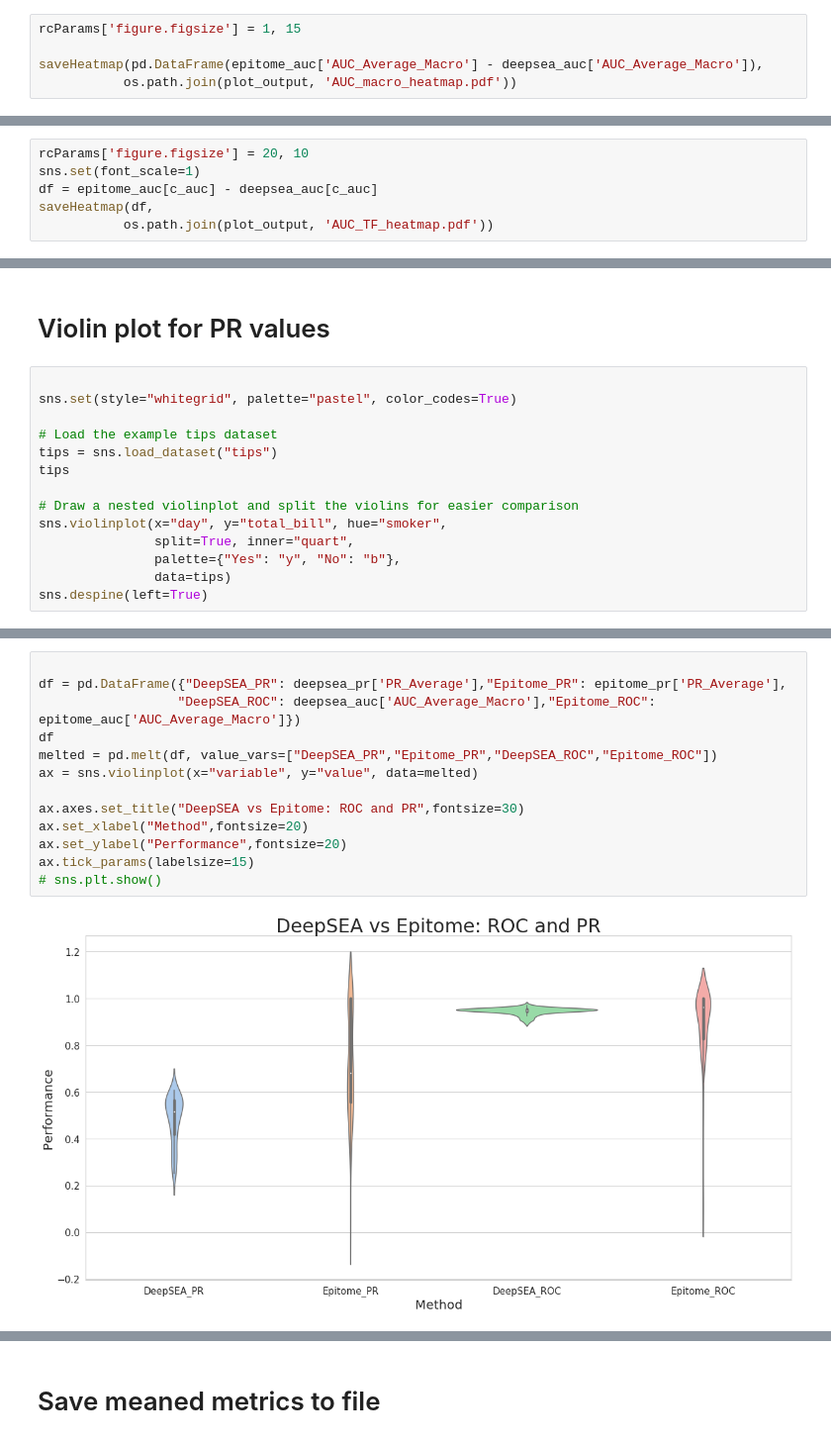
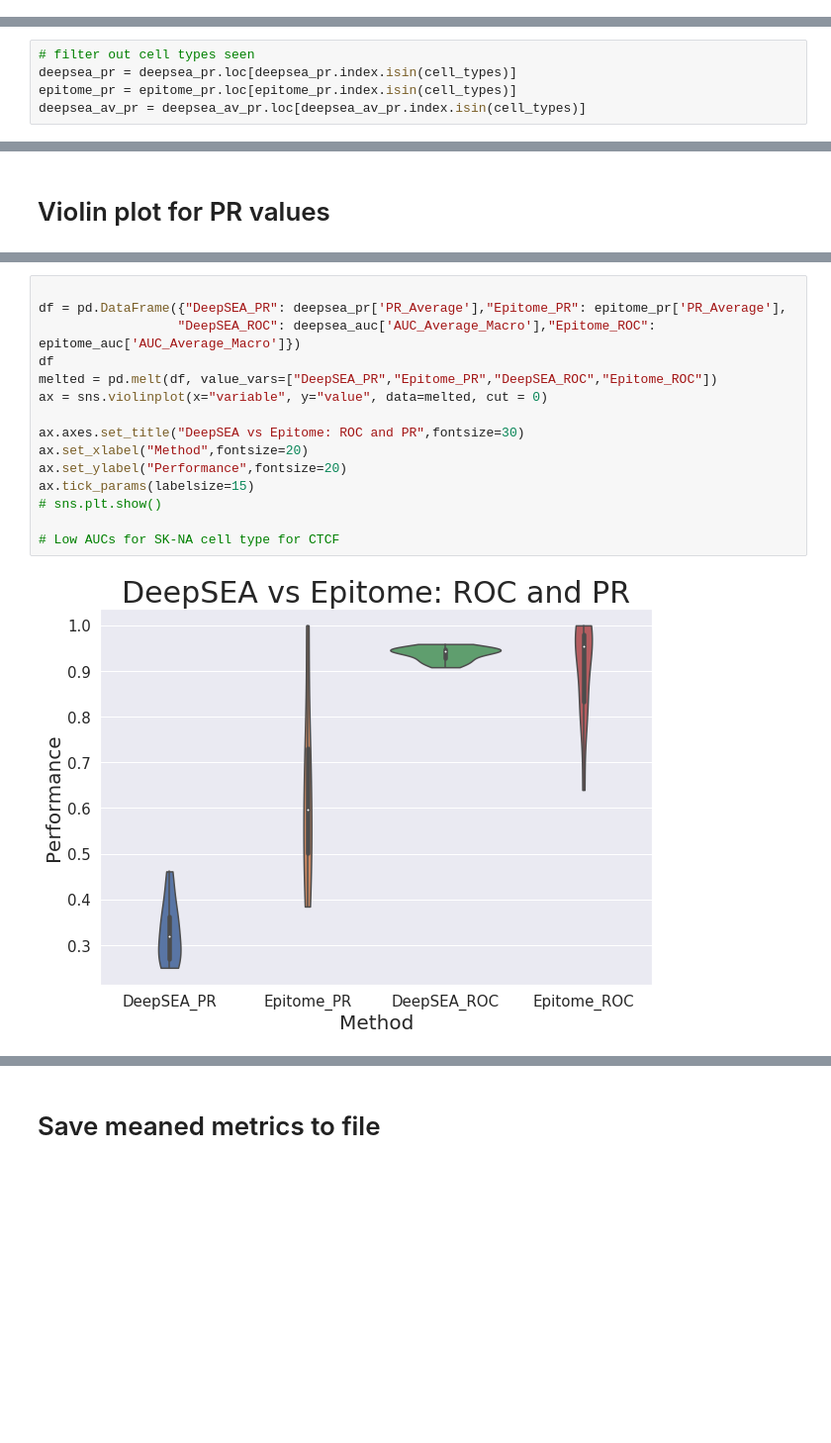
Before and after one commit to YosefLab/epitome, a Jupyter notebook: dnase/Metrics/Compare_Methods.ipynb, the cells around one changed output, grey strips where cells are left out. Shown: that part at 99% size. Saved outputs shown, nothing was run; the diff lists cells and outputs as text; blank space fills up the shorter version.

```diff
--- a/dnase/Metrics/Compare_Methods.ipynb
+++ b/dnase/Metrics/Compare_Methods.ipynb
@@ -75,5 +96,0 @@ c_auc = intersection(c1,c2)
-# %%
-rcParams['figure.figsize'] = 1, 15
-
-saveHeatmap(pd.DataFrame(epitome_auc['AUC_Average_Macro'] - deepsea_auc['AUC_Average_Macro']),
-           os.path.join(plot_output, 'AUC_macro_heatmap.pdf'))
@@ -82,6 +96,0 @@ saveHeatmap(pd.DataFrame(epitome_auc['AUC_Average_Macro'] - deepsea_auc['AUC_Ave
-# %%
-rcParams['figure.figsize'] = 20, 10
-sns.set(font_scale=1)
-df = epitome_auc[c_auc] - deepsea_auc[c_auc]
-saveHeatmap(df,
-           os.path.join(plot_output, 'AUC_TF_heatmap.pdf'))
@@ -99,6 +106,11 @@ epitome_pr = pd.read_csv(os.path.join(epitome_output, "Epitome_PR.csv"), sep="\t
 epitome_pr.set_index('CellType', inplace=True)
 deepsea_pr.set_index('CellType', inplace=True)
 deepsea_av_pr.set_index('CellType', inplace=True)
+# %%
+# filter out cell types seen
+deepsea_pr = deepsea_pr.loc[deepsea_pr.index.isin(cell_types)]
+epitome_pr = epitome_pr.loc[epitome_pr.index.isin(cell_types)]
+deepsea_av_pr = deepsea_av_pr.loc[deepsea_av_pr.index.isin(cell_types)]
 # %% [markdown]
 ## Make heatmap
 # %%
@@ -119,17 +131,3 @@ c2.remove('PR_Average')
 c_pr = intersection(c1,c2)
 # %% [markdown]
 # Violin plot for PR values
-# %%
-
-sns.set(style="whitegrid", palette="pastel", color_codes=True)
-
-# Load the example tips dataset
-tips = sns.load_dataset("tips")
-tips
-
-# Draw a nested violinplot and split the violins for easier comparison
-sns.violinplot(x="day", y="total_bill", hue="smoker",
-               split=True, inner="quart",
-               palette={"Yes": "y", "No": "b"},
-               data=tips)
-sns.despine(left=True)
@@ -177,15 +141,17 @@ min(df["Epitome_PR"])
 # %%
 
 df = pd.DataFrame({"DeepSEA_PR": deepsea_pr['PR_Average'],"Epitome_PR": epitome_pr['PR_Average'],
                   "DeepSEA_ROC": deepsea_auc['AUC_Average_Macro'],"Epitome_ROC": epitome_auc['AUC_Average_Macro']})
 df
 melted = pd.melt(df, value_vars=["DeepSEA_PR","Epitome_PR","DeepSEA_ROC","Epitome_ROC"])
-ax = sns.violinplot(x="variable", y="value", data=melted)
+ax = sns.violinplot(x="variable", y="value", data=melted, cut = 0)
 
 ax.axes.set_title("DeepSEA vs Epitome: ROC and PR",fontsize=30)
 ax.set_xlabel("Method",fontsize=20)
 ax.set_ylabel("Performance",fontsize=20)
 ax.tick_params(labelsize=15)
 # sns.plt.show()
+
+# Low AUCs for SK-NA cell type for CTCF
 # %% [output]
-[figure, old version]
+[figure, new version]
```
Also changed, not shown: parts of 12 cells of this notebook, 6 other files.
